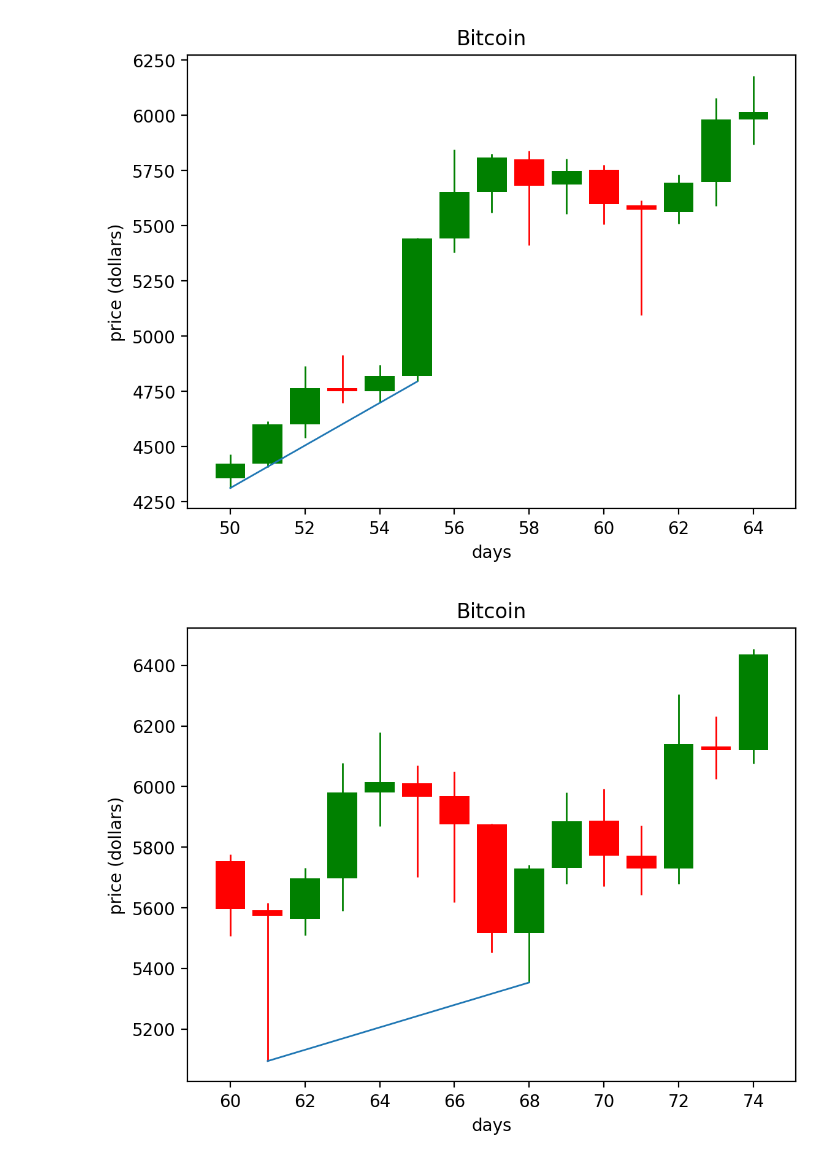
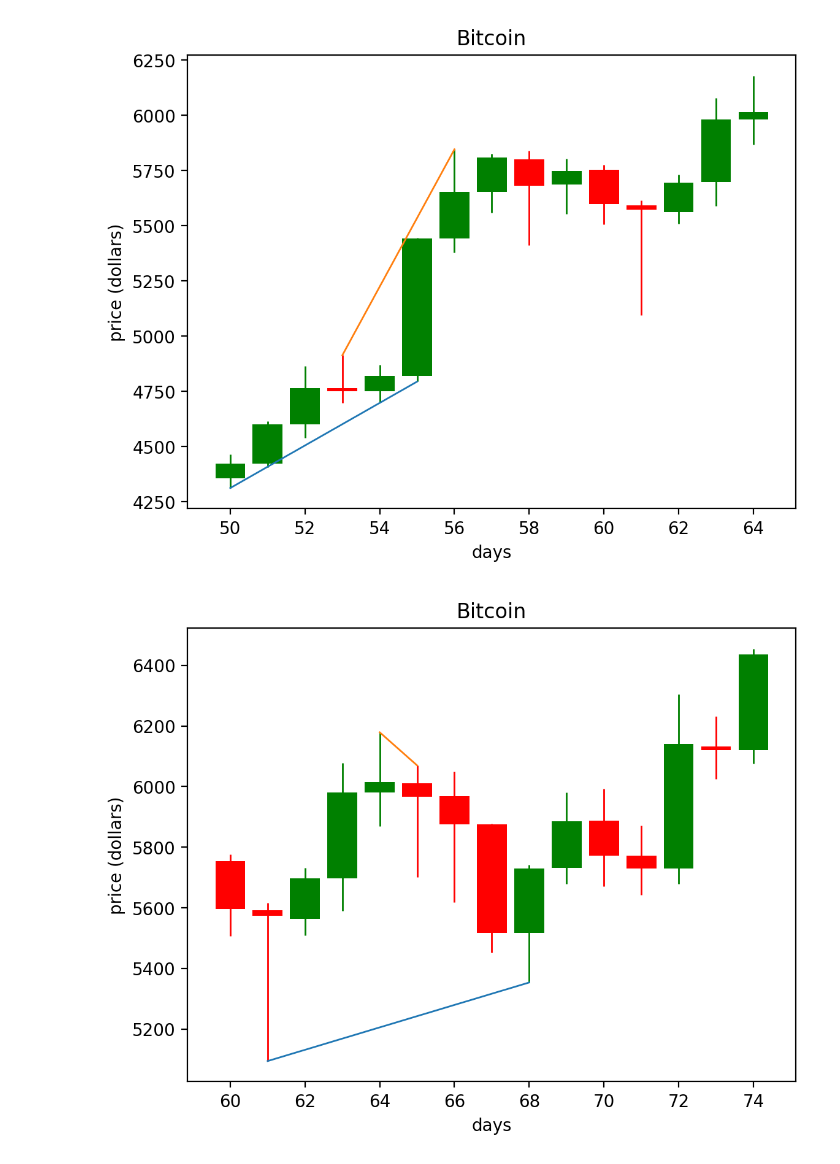
Before and after one commit to ZewiL08/s_r_basic, a Jupyter notebook: s_r_basic.ipynb, the cells around one changed output. Drawn from its saved outputs; the diff is of its cells as text; code cells hidden in the pictures.

```diff
--- a/s_r_basic.ipynb
+++ b/s_r_basic.ipynb
@@ -7,22 +7,28 @@ df = pd.read_csv('../Get_Data_BTC/BTC_Daily_ohlc.csv')
 # %%
 time_step = 5
 forecast_threshold = 5
-list_of_draw = []
+list_of_draw_low = []
+list_of_draw_high = []
 list_of_interval = []
 
 previous_low = (np.argmin(df['low'].values[0:5]) ,min(df['low'].values[0:5]))
+previous_high = (np.argmax(df['high'].values[0:5]) ,max(df['high'].values[0:5]))
 
 
 for i in range(time_step, len(df["date"]) -1 - time_step, time_step) :
     # print(i)
     low = (np.argmin(df['low'].values[i:i+5]) + i ,min(df['low'].values[i:i+5]))
+    high = (np.argmax(df['high'].values[i:i+5]) + i ,max(df['high'].values[i:i+5]))
     interval = (i - time_step, i + time_step + forecast_threshold)
     list_of_interval.append(interval)
-    list_of_draw.append((previous_low, low))
+    list_of_draw_low.append((previous_low, low))
+    list_of_draw_high.append((previous_high, high))
     previous_low = low
+    previous_high = high
 
 print(list_of_interval)
-print(list_of_draw)
+print(list_of_draw_low)
+print(list_of_draw_high)
 # %% [output]
 [(0, 15), (5, 20), (10, 25), (15, 30), (20, 35), (25, 40), (30, 45), (35, 50), (40, 55), (45, 60), (50, 65), (55, 70), (60, 75), (65, 80), (70, 85), (75, 90), (80, 95), (85, 100), (90, 105), (95, 110) ...
 [((4, 3592.105293231549), (5, 4049.556272905204)), ((5, 4049.556272905204), (10, 4166.105371594835)), ((10, 4166.105371594835), (18, 3979.7594759036297)), ((18, 3979.7594759036297), (23, 4001.02880692 ...
@@ -29,5 +36,5 @@ print(list_of_draw)
 # %%
-def candleplot(df, list_of_draw, x_min = 0, x_max = len(df) , filename = "plot_BTC"):
+def candleplot(df, list_of_draw_low, list_of_draw_high,  x_min = 0, x_max = len(df) , filename = "plot_BTC"):
     ## Figure params
     plt.figure(dpi = 200)
     plt.ylabel('price (dollars)')
@@ -49,7 +56,14 @@ def candleplot(df, list_of_draw, x_min = 0, x_max = len(df) , filename = "plot_B
 
 
     index = x_max // 5 - 2
-    for elt in list_of_draw[index-1:index] :
+    for elt in list_of_draw_low[index-1:index] :
+        x1 = elt[0][0]
+        y1 = elt[0][1]
+        x2 = elt[1][0]
+        y2 = elt[1][1]
+        plt.plot([x1,x2],[y1,y2], linewidth=1)
+
+    for elt in list_of_draw_high[index-1:index] :
         x1 = elt[0][0]
         y1 = elt[0][1]
         x2 = elt[1][0]
@@ -59,11 +73,11 @@ def candleplot(df, list_of_draw, x_min = 0, x_max = len(df) , filename = "plot_B
 
     plt.savefig(f'./plot/{filename}')
 # %%
-candleplot(df, list_of_draw, x_min = 50 , x_max = 65, filename= "test")
-candleplot(df, list_of_draw, x_min = 60 , x_max = 75, filename= "test")
-candleplot(df, list_of_draw, x_min = 70 , x_max = 85, filename= "test")
-candleplot(df, list_of_draw, x_min = 80 , x_max = 95, filename= "test")
-candleplot(df, list_of_draw, x_min = 90 , x_max = 105, filename= "test")
+candleplot(df, list_of_draw_low, list_of_draw_high, x_min = 50 , x_max = 65, filename= "test")
+candleplot(df, list_of_draw_low, list_of_draw_high,x_min = 60 , x_max = 75, filename= "test")
+candleplot(df, list_of_draw_low, list_of_draw_high,x_min = 70 , x_max = 85, filename= "test")
+candleplot(df, list_of_draw_low, list_of_draw_high,x_min = 80 , x_max = 95, filename= "test")
+candleplot(df, list_of_draw_low, list_of_draw_high,x_min = 90 , x_max = 105, filename= "test")
 # %% [output]
-[figure, old version]
+[figure, new version]
-[figure, old version]
+[figure, new version]
```
Also changed, not shown: parts of 2 cells of this notebook.
